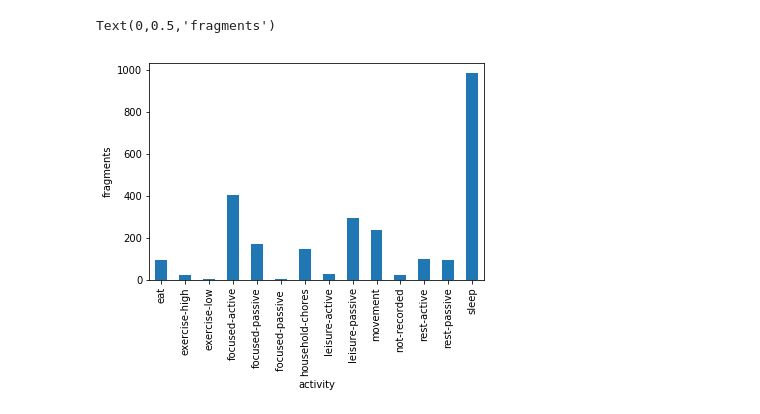
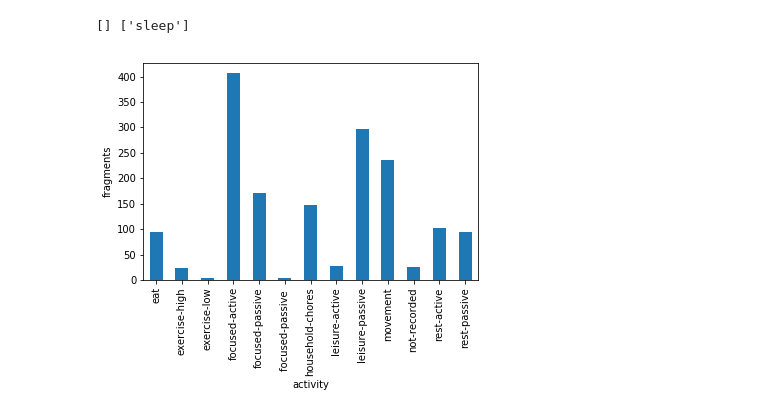
Before and after one commit to jucc/HeRV_analysis, a Jupyter notebook: HeRV_analysis_201801.ipynb, the cells around one changed output. Cells and saved outputs as stored; diff of their text form; code cells hidden in the pictures.

Commit message:
extracting function to plot counts

```diff
--- a/HeRV_analysis_201801.ipynb
+++ b/HeRV_analysis_201801.ipynb
@@ -26,13 +27,11 @@ df.describe()
 | 50% | 8.455907e+02 | 43.023321 | 1.209224e+03 | 1.324321 | 56.976679 | 78.705970 | 776.071066 | 66.000000 | 7.000000 | 16.745283 | 51.264944 | ... |
 | 75% | 4.492113e+03 | 63.334520 | 2.840573e+03 | 2.812395 | 73.769725 | 87.632704 | 890.307246 | 135.000000 | 30.000000 | 37.317784 | 131.050687 | ... |
 | max | 6.139868e+06 | 97.343632 | 4.263838e+08 | 69.445109 | 98.580455 | 180.176325 | 1269.037344 | 354.000000 | 113.000000 | 91.726619 | 2239.263240 | ... |
-# %%
-ac = hp.countExamplesByActivity(df)
-ax = ac.plot(kind='bar')
-ax.set_ylabel("fragments")
-# %% [output]
-Text(0,0.5,'fragments')
-[figure, removed]
+# %%
+hp.plot_count(df, 'activity', exclude=['sleep'])
+# %% [output]
+[] ['sleep']
+[figure, added]
 # %%
 movelist = ['exercise-high', 'exercise-low', 'movement', 'household-chores']
 df = hp.addPartition(df, movelist, pname='move', labelIn='move', labelOut='still')
```
Also changed, not shown: parts of 10 cells of this notebook, 2 other files.
